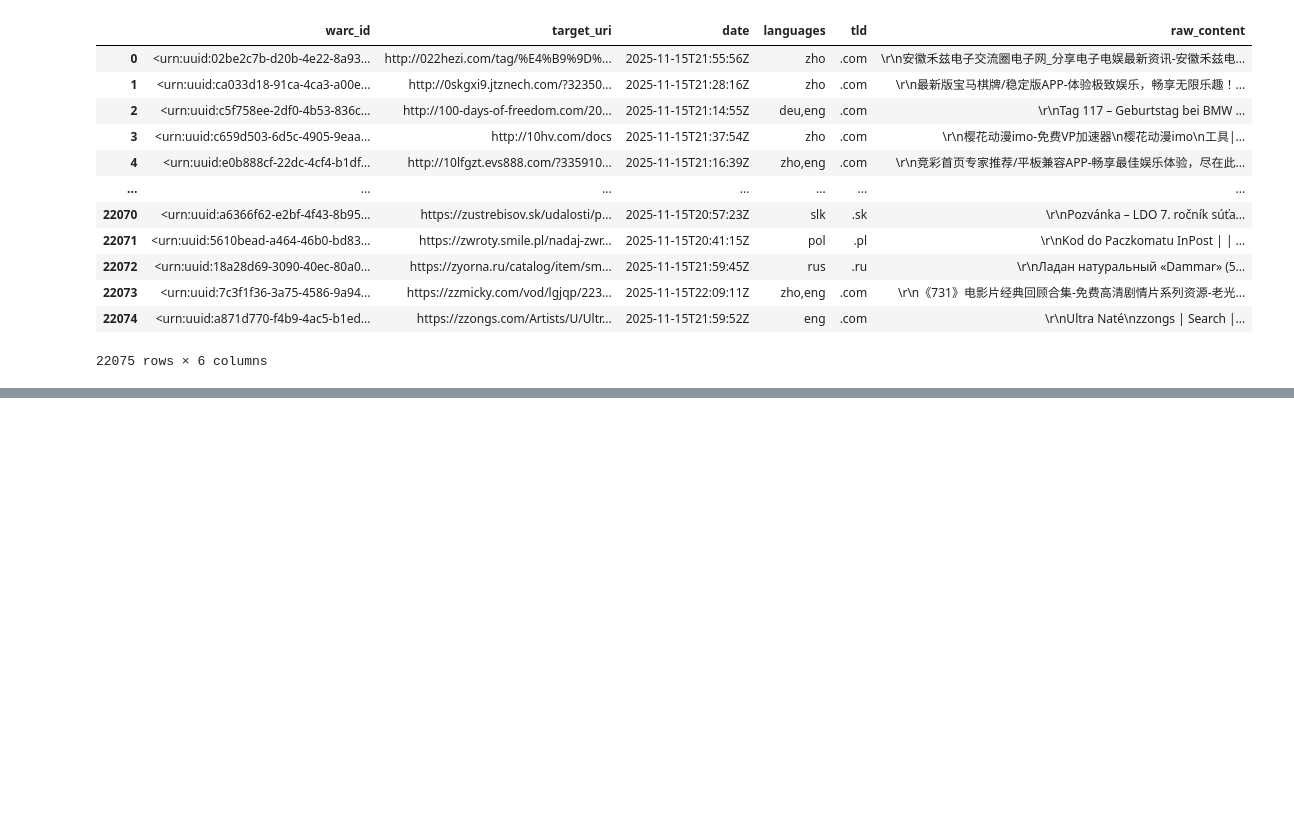
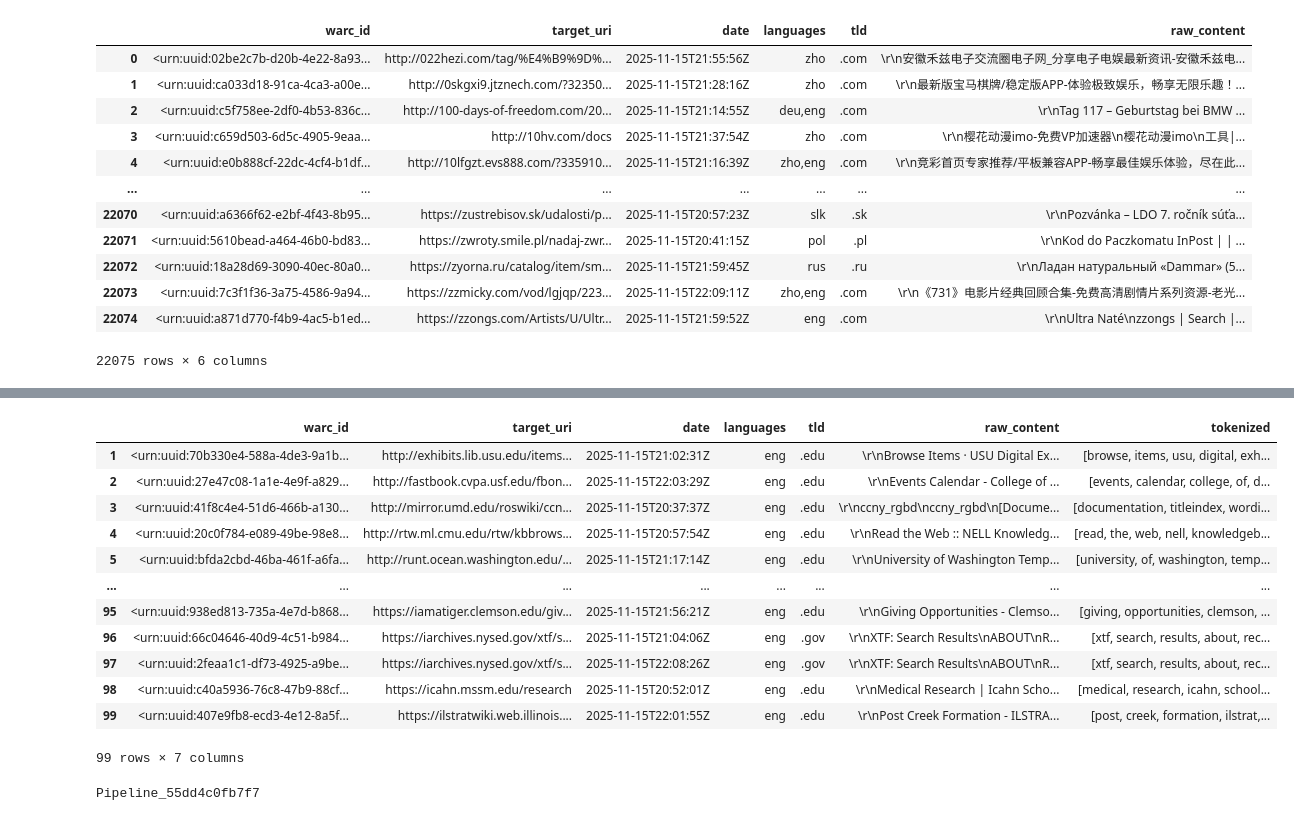
Before and after one commit to RaameshB/ds410-course-proj-redo, a Jupyter notebook: examples/data_proc_example.ipynb, the cells around one changed output, grey strips where cells are left out. Cells and saved outputs as stored; diff of their text form; code cells hidden in the pictures; blank space fills up the shorter version.

```diff
--- a/examples/data_proc_example.ipynb
+++ b/examples/data_proc_example.ipynb
@@ -145,0 +97,2 @@ govedu.filter(df.languages == 'eng').toPandas()
+# %%
+filtered = df.filter(((df.tld == '.gov') | (df.tld == '.edu')) & (df.languages == 'eng'))
@@ -145,0 +117,22 @@ govedu.filter(df.languages == 'eng').toPandas()
+# %%
+reTokenizer = RegexTokenizer(minTokenLength=2, gaps=False, pattern=r"\b[a-zA-Z]+[\d]*(?:[-'][a-zA-Z]+[\d]*)*\b", inputCol="raw_content", outputCol="tokenized")
+# %%
+tokenized_df = reTokenizer.transform(filtered)
+# %%
+tokenized_df_pd = tokenized_df.toPandas()
+# %%
+tokenized_df_pd.iloc[1:100]
+# %% [output]
+|  | warc_id | target_uri | date | languages | tld | raw_content | tokenized |
+| 1 | <urn:uuid:70b330e4-588a-4de3-9a1b... | http://exhibits.lib.usu.edu/items... | 2025-11-15T21:02:31Z | eng | .edu | \r\nBrowse Items · USU Digital Ex... | [browse, items, usu, digital, exh... |
+| 2 | <urn:uuid:27e47c08-1a1e-4e9f-a829... | http://fastbook.cvpa.usf.edu/fbon... | 2025-11-15T22:03:29Z | eng | .edu | \r\nEvents Calendar - College of ... | [events, calendar, college, of, d... |
+| 3 | <urn:uuid:41f8c4e4-51d6-466b-a130... | http://mirror.umd.edu/roswiki/ccn... | 2025-11-15T20:37:37Z | eng | .edu | \r\nccny_rgbd\nccny_rgbd\n[Docume... | [documentation, titleindex, wordi... |
+| 4 | <urn:uuid:20c0f784-e089-49be-98e8... | http://rtw.ml.cmu.edu/rtw/kbbrows... | 2025-11-15T20:57:54Z | eng | .edu | \r\nRead the Web :: NELL Knowledg... | [read, the, web, nell, knowledgeb... |
+| 5 | <urn:uuid:bfda2cbd-46ba-461f-a6fa... | http://runt.ocean.washington.edu/... | 2025-11-15T21:17:14Z | eng | .edu | \r\nUniversity of Washington Temp... | [university, of, washington, temp... |
+| ... | ... | ... | ... | ... | ... | ... | ... |
+| 95 | <urn:uuid:938ed813-735a-4e7d-b868... | https://iamatiger.clemson.edu/giv... | 2025-11-15T21:56:21Z | eng | .edu | \r\nGiving Opportunities - Clemso... | [giving, opportunities, clemson, ... |
+| 96 | <urn:uuid:66c04646-40d9-4c51-b984... | https://iarchives.nysed.gov/xtf/s... | 2025-11-15T21:04:06Z | eng | .gov | \r\nXTF: Search Results\nABOUT\nR... | [xtf, search, results, about, rec... |
+| 97 | <urn:uuid:2feaa1c1-df73-4925-a9be... | https://iarchives.nysed.gov/xtf/s... | 2025-11-15T22:08:26Z | eng | .gov | \r\nXTF: Search Results\nABOUT\nR... | [xtf, search, results, about, rec... |
+| 98 | <urn:uuid:c40a5936-76c8-47b9-88cf... | https://icahn.mssm.edu/research | 2025-11-15T20:52:01Z | eng | .edu | \r\nMedical Research | Icahn Scho... | [medical, research, icahn, school... |
+| 99 | <urn:uuid:407e9fb8-ecd3-4e12-8a5f... | https://ilstratwiki.web.illinois.... | 2025-11-15T22:01:55Z | eng | .edu | \r\nPost Creek Formation - ILSTRA... | [post, creek, formation, ilstrat,... |
+99 rows × 7 columns
@@ -145,0 +143,28 @@ govedu.filter(df.languages == 'eng').toPandas()
+# %%
+# 1) Tokenize text into tokens
+tokenizer = RegexTokenizer(minTokenLength=2, gaps=False, pattern=r"\b[a-zA-Z]+[\d]*(?:[-'][a-zA-Z]+[\d]*)*\b", inputCol="raw_content", outputCol="tokenized")
+
+# 2) Remove stopwords
+remover = StopWordsRemover(inputCol="tokenized", outputCol="filtered")
+
+# 3) Convert tokens to term-frequency vectors
+cv = CountVectorizer(
+    inputCol="filtered",
+    outputCol="features",
+    vocabSize=5000,
+    minDF=1    # keep terms that appear in at least 1 document
+)
+
+# 4) LDA model (k = number of topics)
+lda = LDA(
+    k=12,
+    maxIter=10,
+    featuresCol="features"
+)
+
+# 5) Build pipeline
+pipeline = Pipeline(stages=[tokenizer, remover, cv, lda])
+
+pipeline
+# %% [output]
+Pipeline_55dd4c0fb7f7
```
Also changed, not shown: parts of 14 cells of this notebook, 4 other files.
